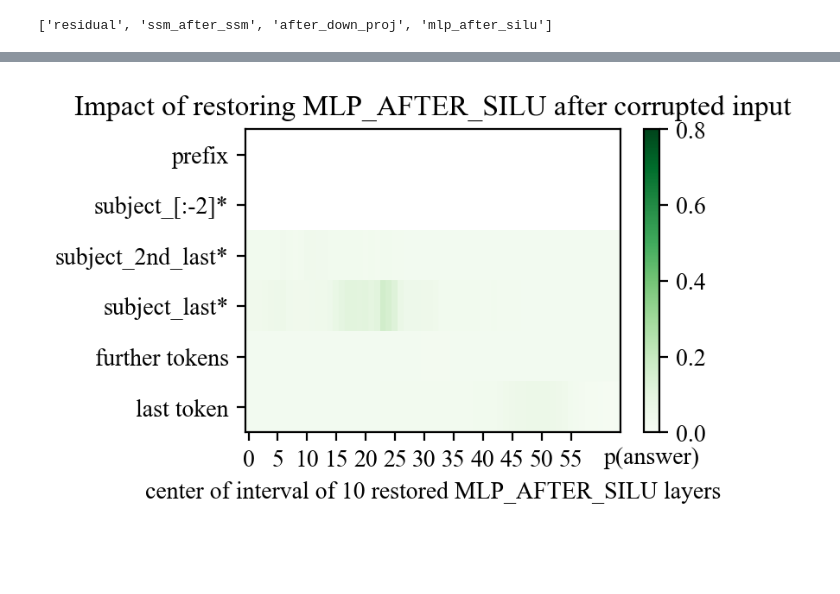
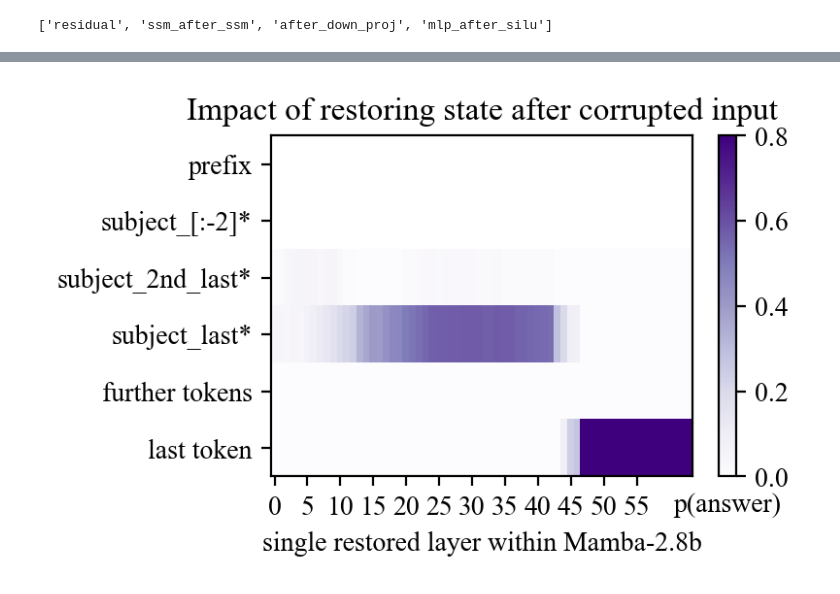
Before and after one commit to arnab-api/romba, a Jupyter notebook: notebooks/figures/causal_tracing.ipynb, the cells around one changed output, grey strips where cells are left out. Cells and saved outputs as stored; diff of their text form; code cells hidden in the pictures; blank space fills up the shorter version.

```diff
--- a/notebooks/figures/causal_tracing.ipynb
+++ b/notebooks/figures/causal_tracing.ipynb
@@ -162,7 +71,12 @@ place_in_city.json - 99 samples
 # %%
-print(len(aie_all.keys()))
+hook = "residual"
+save_dir = os.path.join(FIGURS_DIR, "causal_tracing_aie", MODEL, hook)
 
-aie = average_indirect_effects(aie_all, relative_recovery = True)
+ie_residual = load_indirect_effects(MODEL, hook)
+
+print(len(ie_residual.keys()))
+
+aie = average_indirect_effects(ie_residual, relative_recovery = True)
 plot_trace_heatmap(
     aie,
     savepdf=os.path.join(save_dir, f"0_{hook}_tracing.pdf"),
@@ -187 +104 @@ plot_trace_heatmap(
-[figure, old version]
+[figure, new version]
```
Also changed, not shown: parts of 6 cells of this notebook, 5 other files.
